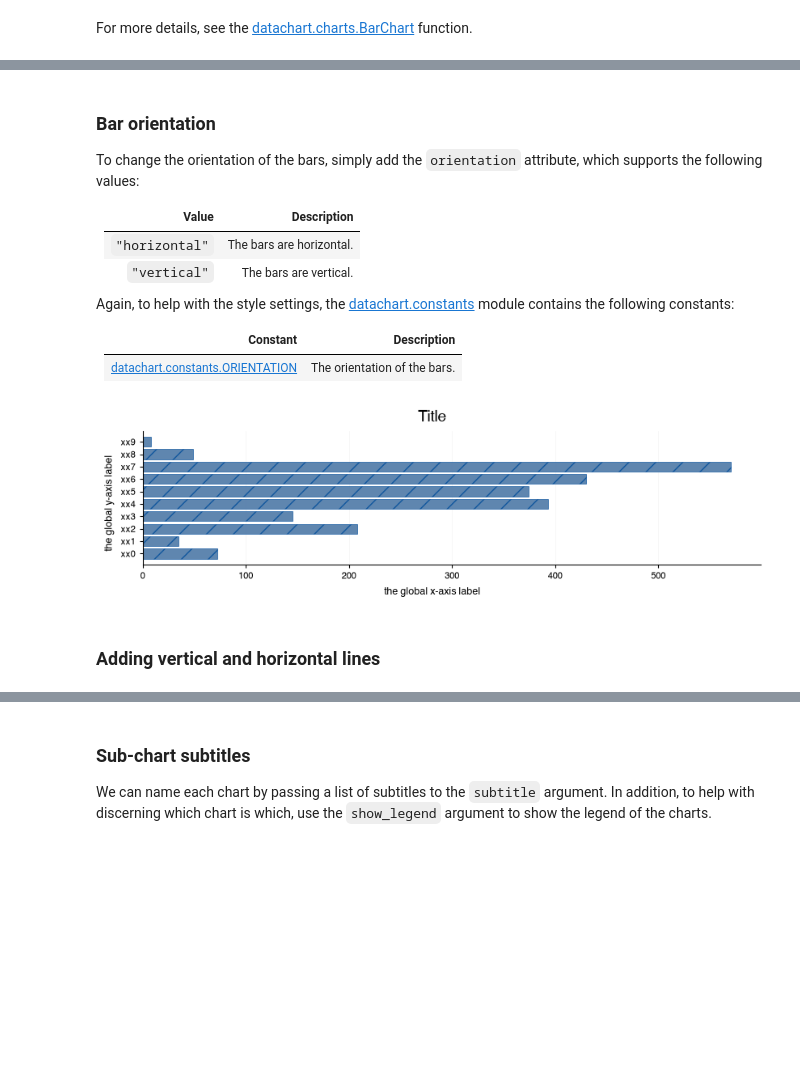
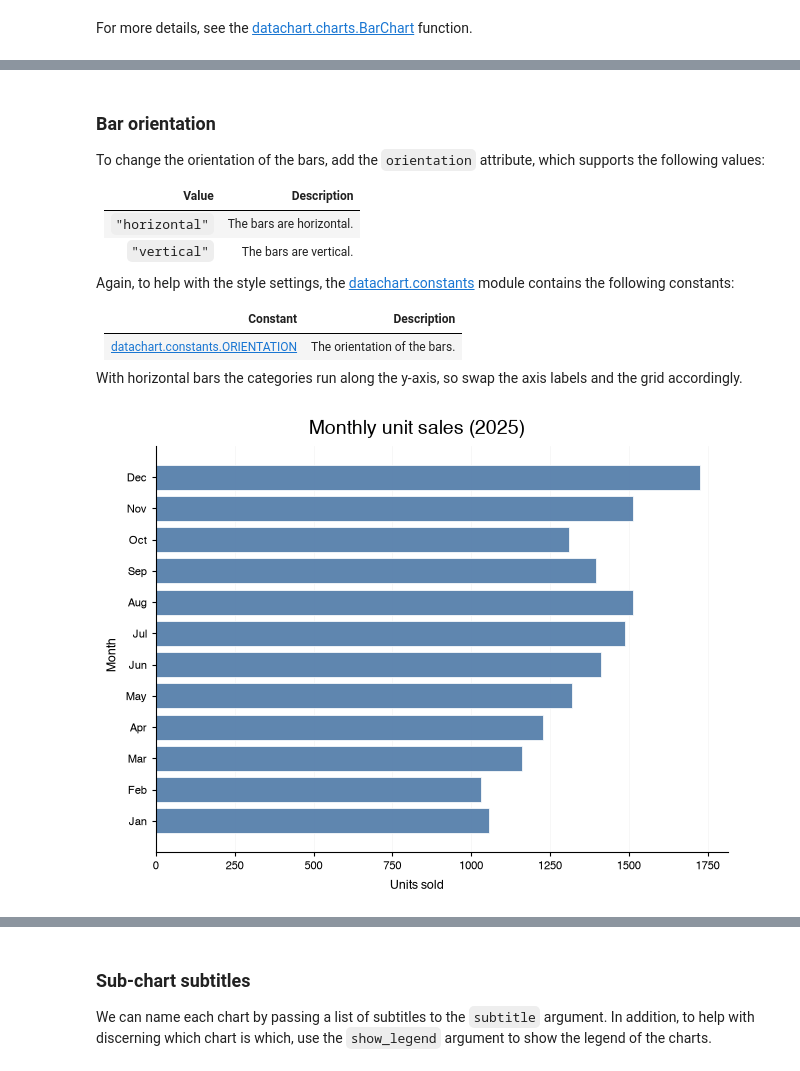
Before and after one commit to eriknovak/datachart, a Jupyter notebook: docs/how-to-guides/charts/barchart.ipynb, the cells around one changed output, grey strips where cells are left out. Cells and saved outputs as stored; diff of their text form; code cells hidden in the pictures; blank space fills up the shorter version.

```diff
--- a/docs/how-to-guides/charts/barchart.ipynb
+++ b/docs/how-to-guides/charts/barchart.ipynb
@@ -71,0 +87,28 @@ import random
+# %%
+MONTHS = ["Jan", "Feb", "Mar", "Apr", "May", "Jun", "Jul", "Aug", "Sep", "Oct", "Nov", "Dec"]
+REGIONS = ["North America", "Europe", "Asia-Pacific"]
+
+# monthly unit sales per region (2025) and the standard deviation of daily sales
+UNITS = {
+    "North America": [412, 389, 455, 478, 521, 563, 598, 612, 547, 503, 588, 676],
+    "Europe": [355, 341, 372, 398, 421, 447, 463, 459, 431, 412, 474, 539],
+    "Asia-Pacific": [288, 301, 334, 352, 379, 402, 428, 441, 417, 396, 452, 512],
+}
+DAILY_STD = {
+    "North America": [38, 35, 41, 40, 44, 47, 52, 55, 46, 43, 50, 61],
+    "Europe": [29, 27, 31, 33, 35, 36, 39, 38, 35, 34, 40, 47],
+    "Asia-Pacific": [24, 26, 28, 30, 32, 34, 37, 38, 35, 33, 39, 45],
+}
+SALES_GOAL = 1500
+
+sales_total = [
+    {"label": month, "y": sum(UNITS[region][i] for region in REGIONS)}
+    for i, month in enumerate(MONTHS)
+]
+sales_by_region = [
+    [
+        {"label": month, "y": units, "yerr": std}
+        for month, units, std in zip(MONTHS, UNITS[region], DAILY_STD[region])
+    ]
+    for region in REGIONS
+]
@@ -178,7 +258,7 @@ BarChart(
 # %% [markdown]
 ### Bar orientation
 
-To change the orientation of the bars, simply add the `orientation` attribute, which supports the following values:
+To change the orientation of the bars, add the `orientation` attribute, which supports the following values:
 
 | Value | Description |
 | :---- | :---------- |
@@ -190,26 +270,22 @@ Again, to help with the style settings, the [datachart.constants](../../../refer
 | Constant | Description |
 | :------- | :---------- |
 | [datachart.constants.ORIENTATION](../../../references/constants/#datachart.constants.ORIENTATION) | The orientation of the bars. |
+
+With horizontal bars the categories run along the y-axis, so swap the axis labels and the grid accordingly.
 # %%
 from datachart.constants import ORIENTATION
 # %%
 BarChart(
-    data=chart_data,
-    style={
-        "plot_bar_hatch": HATCH_STYLE.DIAGONAL,
-        "plot_bar_edge_width": 0.5,
-        "plot_bar_edge_color": "#08519c",
-    },
-    title="Title",
-    xlabel="the global x-axis label",
-    ylabel="the global y-axis label",
-    figsize=FIG_SIZE.FULL_SHORT,
+    data=sales_total,
+    title="Monthly unit sales (2025)",
+    # swap the axis labels to match the orientation
+    xlabel="Units sold",
+    ylabel="Month",
+    figsize=FIG_SIZE.FULL_MEDIUM,
     # change the grid to match the change in orientation
     show_grid=SHOW_GRID.X,
     # change the orientation of the bars
     orientation=ORIENTATION.HORIZONTAL,
 ).show()
 # %% [output]
-[figure, old version]
+[figure, new version]
-# %% [markdown]
-### Adding vertical and horizontal lines
```
Also changed, not shown: parts of 73 cells of this notebook, 1 other file.
